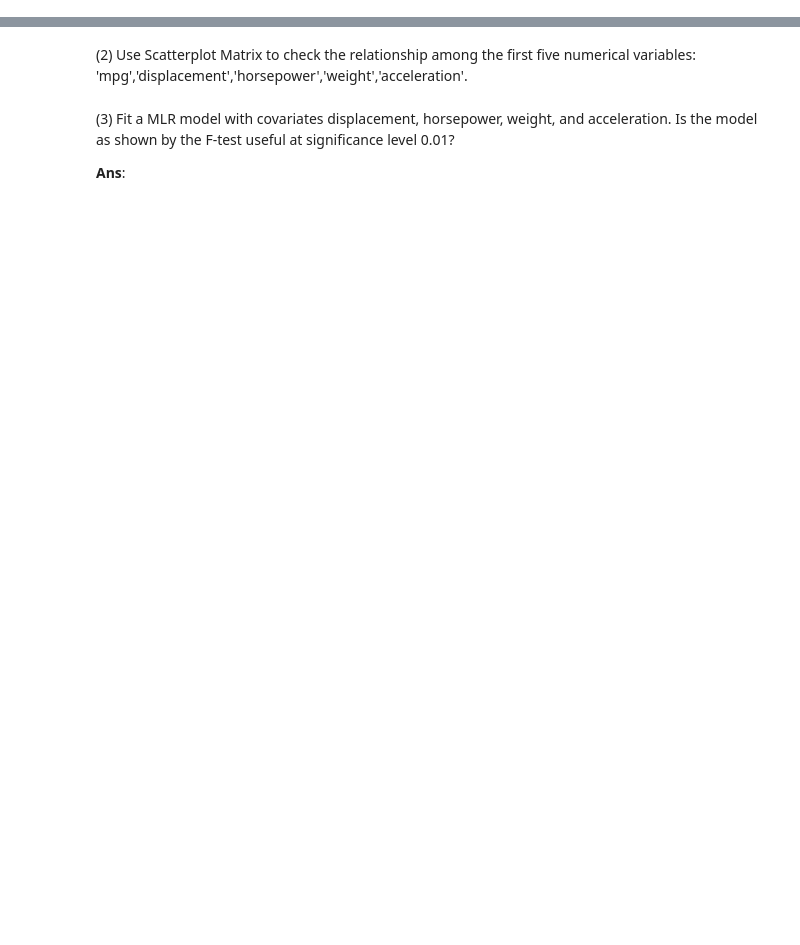
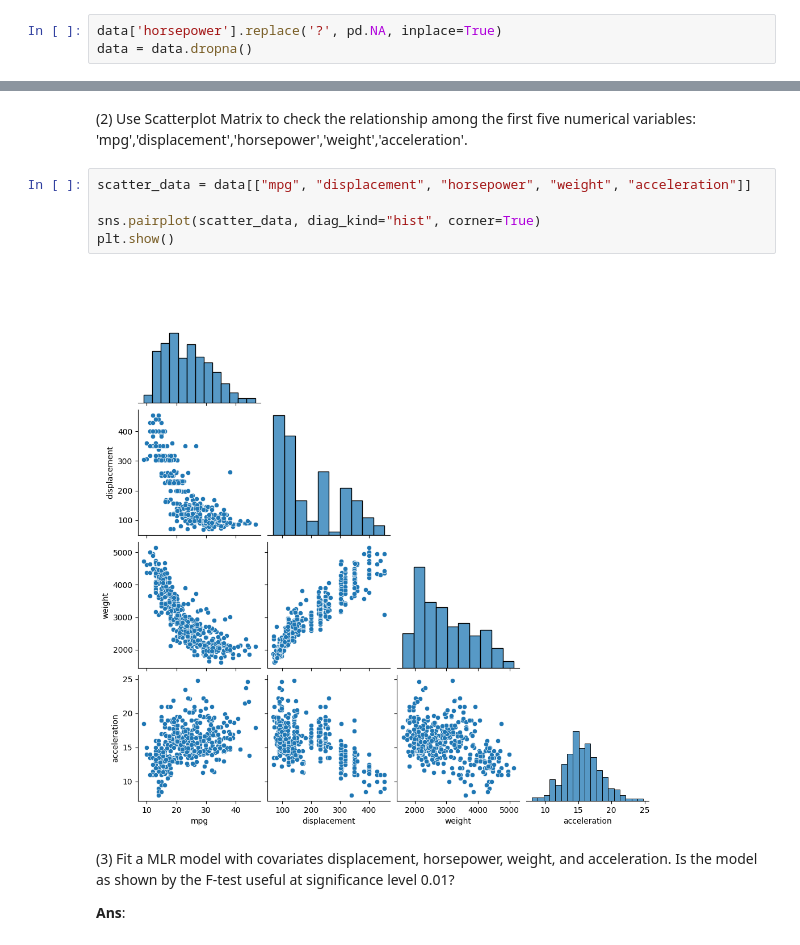
Before and after one commit to rmedcraft/Statistical-Methods, a Jupyter notebook: Project 5/Project5.ipynb, the cells around one changed output, grey strips where cells are left out. Drawn from its saved outputs; the diff is of its cells as text; blank space fills up the shorter version.

```diff
--- a/Project 5/Project5.ipynb
+++ b/Project 5/Project5.ipynb
@@ -45,3 +119,6 @@ columns=['mpg','cylinders','displacement','horsepower','weight','acceleration','
 data=pd.read_table("http://archive.ics.uci.edu/ml/machine-learning-databases/auto-mpg/auto-mpg.data", sep='\s+', header=None, names=columns)
 # %% [markdown]
 (1) Clean the data by removing all missing values.
+# %%
+data['horsepower'].replace('?', pd.NA, inplace=True)
+data = data.dropna()
@@ -48,5 +132,12 @@ data=pd.read_table("http://archive.ics.uci.edu/ml/machine-learning-databases/aut
 # %% [markdown]
 (2) Use Scatterplot Matrix to check the relationship among the first five numerical variables: 'mpg','displacement','horsepower','weight','acceleration'.
+# %%
+scatter_data = data[["mpg", "displacement", "horsepower", "weight", "acceleration"]]
+
+sns.pairplot(scatter_data, diag_kind="hist", corner=True)
+plt.show()
+# %% [output]
+[figure, added]
 # %% [markdown]
 (3) Fit a MLR model with covariates displacement, horsepower, weight, and acceleration.   Is the model as shown by the F-test useful at significance level 0.01?
 
```
Also changed, not shown: parts of 12 cells of this notebook, 2 other files.
